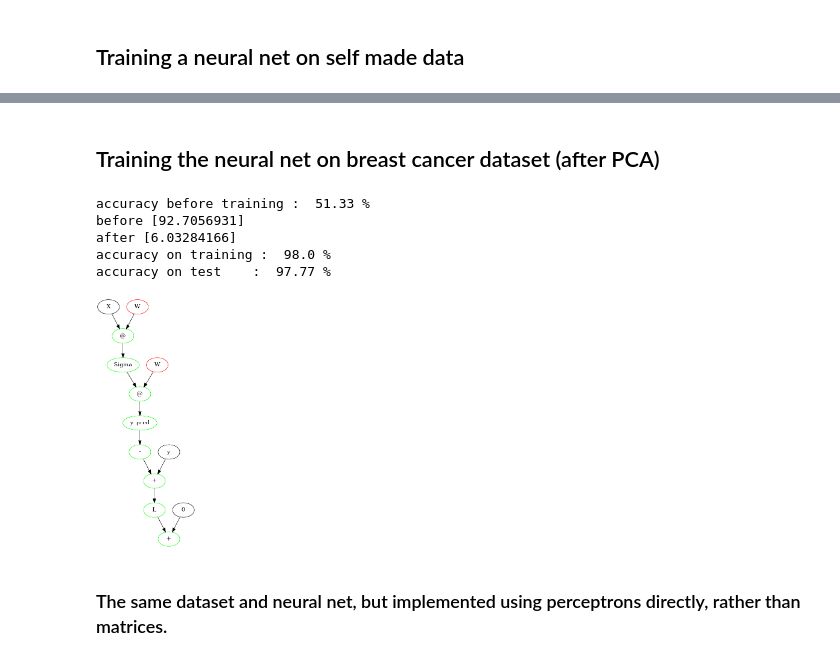
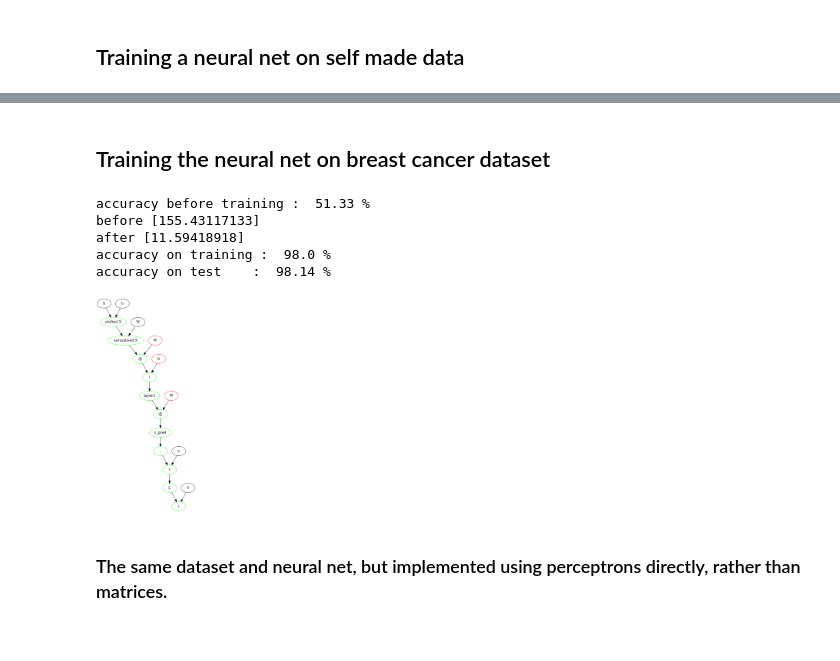
Before and after one commit to pranav-joshi-iitgn/ML_Journey, a Jupyter notebook: AutoDif.ipynb, the cells around one changed output, grey strips where cells are left out. Saved outputs shown, nothing was run; the diff lists cells and outputs as text; code cells hidden in the pictures.

```diff
--- a/AutoDif.ipynb
+++ b/AutoDif.ipynb
@@ -513,39 +530,24 @@ accuracy on training :  93.0 %
 # %% [markdown]
-## Training the neural net on breast cancer dataset (after PCA)
+## Training the neural net on breast cancer dataset
 # %%
 X,y = load_breast_cancer(return_X_y=True)
-## PCA
-mu = mean(X,0)
-sd = var(X,0)**0.5
-X = (X-mu)/sd
-## Assume X = Y @ R.T and Y.T @ Y = D
-C = X.T @ X
-D,RT = eig(C)
-idx = argsort(D)[-10:]
-D = D[idx]
-RT = RT[:,idx]
-X = X @ RT
-X = real(X)
-
-## Train-test split
 m = X.shape[1]
 X = X[:]
 y = y[:,newaxis]
 X,Xtest = X[:300,:],X[300:,:]
 y,ytest = y[:300,:],y[300:,:]
 
-## Neural net
-net = LayerNet(X,y,[5])
-net.train()
+net = LayerNet(X,y,[5],normalise=True)
+net.train(100,0.01)
 net.predict(Xtest,ytest)
 Show(g)
 # %% [output]
 accuracy before training :  51.33 %
-before [92.7056931]
-after [6.03284166]
+before [155.43117133]
+after [11.59418918]
 accuracy on training :  98.0 %
-accuracy on test    :  97.77 %
+accuracy on test    :  98.14 %
-[figure, old version]
+[figure, new version]
 # %% [markdown]
 ### The same dataset and neural net, but implemented using perceptrons directly, rather than matrices.
 # %%
```
Also changed, not shown: parts of 3 cells of this notebook.
